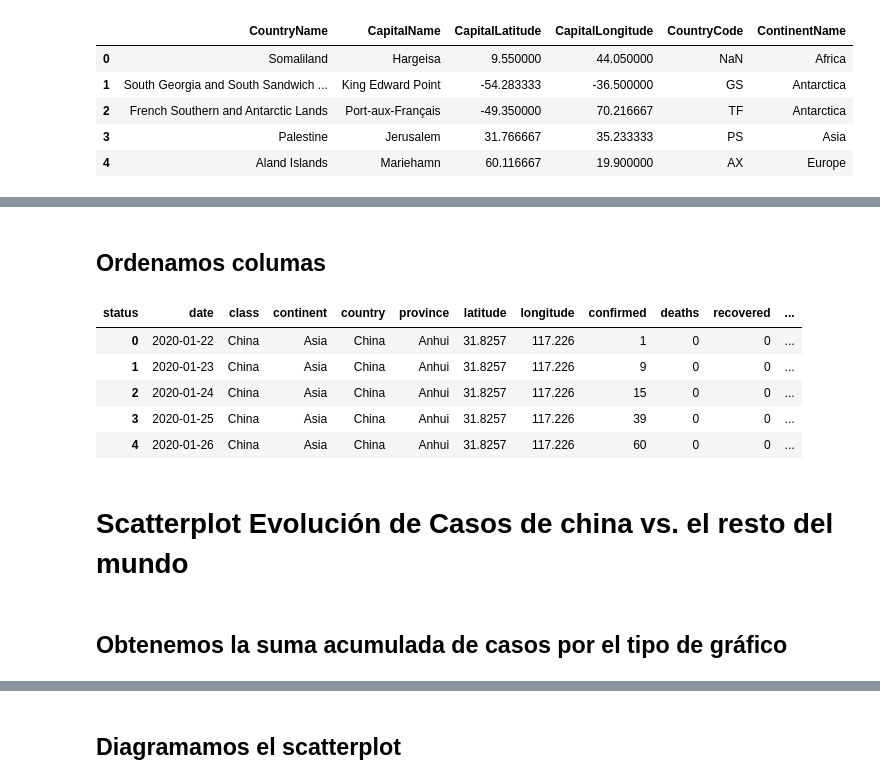
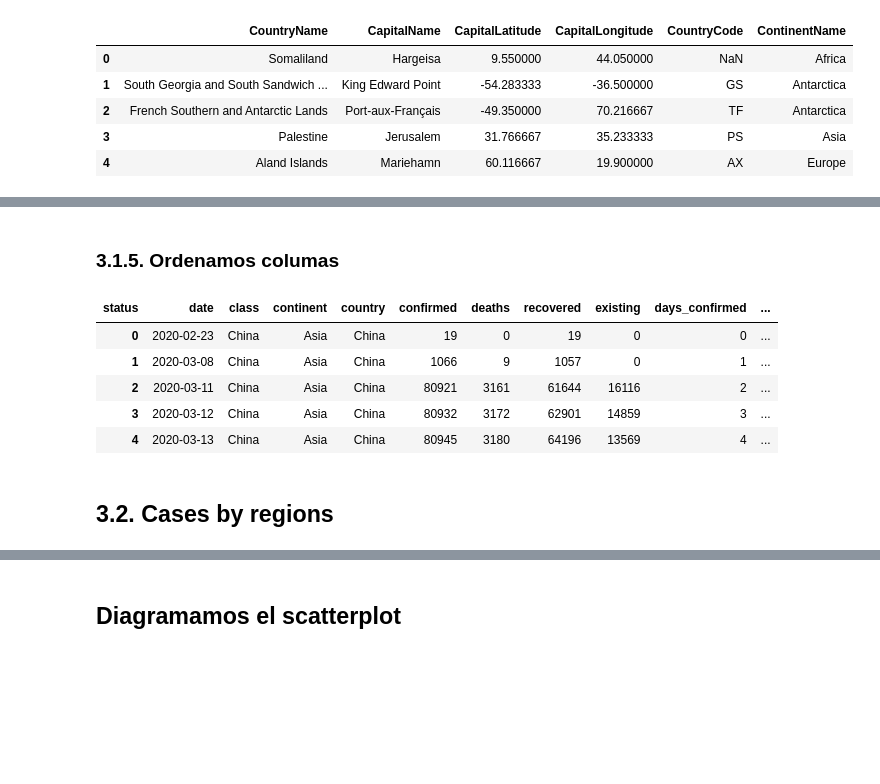
Before and after one commit to kalilu/project-statistical-analysis, a Jupyter notebook: Coronavirus API.ipynb, the cells around one changed output, grey strips where cells are left out. Drawn from its saved outputs; the diff is of its cells as text; code cells hidden in the pictures; blank space fills up the shorter version.

```diff
--- a/Coronavirus API.ipynb
+++ b/Coronavirus API.ipynb
@@ -105,6 +214,5 @@ l_index = ['class','continent','country', 'province', 'latitude','longitude', 'd
 df_coronavirus = pd.pivot_table(df_coronavirus_raw, values='cases',
                 index = l_index, columns=['status'],
                 aggfunc=np.sum, fill_value=0).reset_index()
-df_coronavirus['existing'] = df_coronavirus.confirmed.fillna(0) -  df_coronavirus.deaths.fillna(0) - df_coronavirus.recovered.fillna(0)
 df_coronavirus.head()
 # %% [output]
@@ -117,4 +224,0 @@ df_coronavirus.head()
-# %%
-df_coronavirus['days_province_confirmed'] = df_coronavirus[df_coronavirus['confirmed']>0].groupby(['country','province']).cumcount()+1
-df_coronavirus['days_province_confirmed'] = df_coronavirus['days_province_confirmed'].fillna(0).astype('int')
-df_coronavirus.head()
@@ -127,0 +234,11 @@ df_coronavirus.head()
+# %%
+df_countries = df_coronavirus.groupby(['class','continent','country','date'])['confirmed','deaths', 'recovered'].agg('sum').reset_index()
+df_countries['existing'] = df_countries.confirmed.fillna(0) -  df_countries.deaths.fillna(0) - df_countries.recovered.fillna(0)
+df_countries['days_confirmed'] = df_countries[df_countries['confirmed']>100].groupby(['country']).cumcount()+1
+df_countries['days_confirmed'] = df_countries['days_confirmed'].fillna(0).astype('int')
+df_countries['days_death'] = df_countries[df_countries['deaths']>10].groupby(['country']).cumcount()+1
+df_countries['days_death'] = df_countries['days_death'].fillna(0).astype('int')
+df_countries['days_recovered'] = df_countries[df_countries['confirmed']>100].groupby(['country']).cumcount()+1
+df_countries['days_recovered'] = df_countries['days_recovered'].fillna(0).astype('int')
+df_countries['estimated'] = [confirmed*99 for confirmed in df_countries['confirmed']]
+df_countries.head()
@@ -128,18 +252,13 @@ df_coronavirus.head()
 # %% [markdown]
-## Ordenamos columas
+### 3.1.5. Ordenamos columas
 # %%
-column_order = ['date', 'class', 'continent', 'country', 'province', 'latitude', 'longitude', \
-                'confirmed','deaths', 'recovered', 'existing', 'days_province_confirmed']
-df_coronavirus = df_coronavirus[column_order]
-df_coronavirus.head()
+column_order = ['date', 'class', 'continent', 'country', 'confirmed','deaths', 'recovered', 'existing', 'days_confirmed', 'days_death','days_recovered']
+df_countries = df_countries[column_order]
+df_countries.head()
 # %% [output]
-| status | date | class | continent | country | province | latitude | longitude | confirmed | deaths | recovered | ... |
-| 0 | 2020-01-22 | China | Asia | China | Anhui | 31.8257 | 117.226 | 1 | 0 | 0 | ... |
-| 1 | 2020-01-23 | China | Asia | China | Anhui | 31.8257 | 117.226 | 9 | 0 | 0 | ... |
-| 2 | 2020-01-24 | China | Asia | China | Anhui | 31.8257 | 117.226 | 15 | 0 | 0 | ... |
-| 3 | 2020-01-25 | China | Asia | China | Anhui | 31.8257 | 117.226 | 39 | 0 | 0 | ... |
-| 4 | 2020-01-26 | China | Asia | China | Anhui | 31.8257 | 117.226 | 60 | 0 | 0 | ... |
+| status | date | class | continent | country | confirmed | deaths | recovered | existing | days_confirmed | ... |
+| 0 | 2020-02-23 | China | Asia | China | 19 | 0 | 19 | 0 | 0 | ... |
+| 1 | 2020-03-08 | China | Asia | China | 1066 | 9 | 1057 | 0 | 1 | ... |
+| 2 | 2020-03-11 | China | Asia | China | 80921 | 3161 | 61644 | 16116 | 2 | ... |
+| 3 | 2020-03-12 | China | Asia | China | 80932 | 3172 | 62901 | 14859 | 3 | ... |
+| 4 | 2020-03-13 | China | Asia | China | 80945 | 3180 | 64196 | 13569 | 4 | ... |
-# %% [markdown]
-# Scatterplot Evolución de Casos de china vs. el resto del mundo
-# %% [markdown]
-## Obtenemos la suma acumulada de casos por el tipo de gráfico
@@ -149,0 +265,2 @@ df_countries = df_coronavirus.groupby(['country','date', 'days_province_confirme
+# %% [markdown]
+## 3.2. Cases by regions
```
Also changed, not shown: parts of 49 cells of this notebook, 12 other files.
